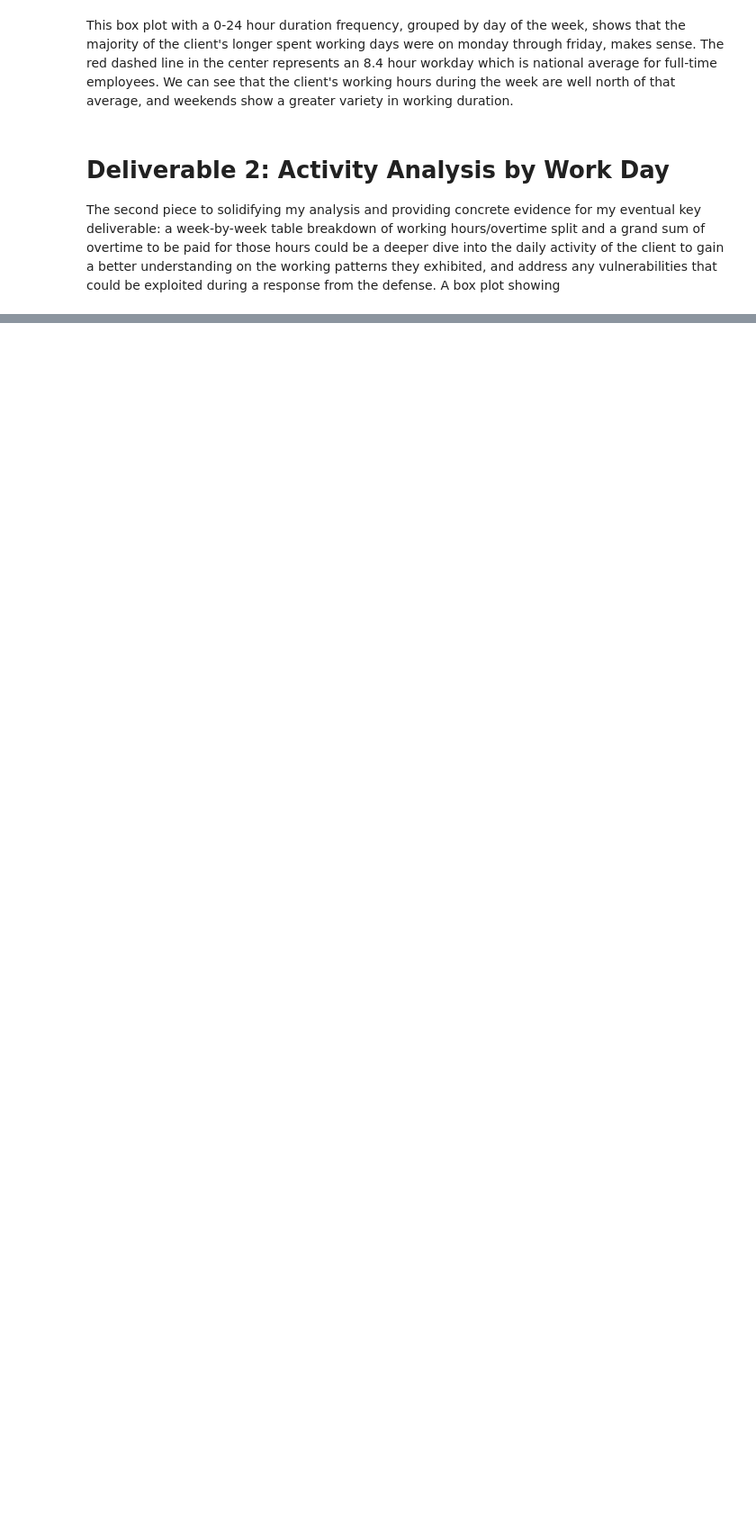
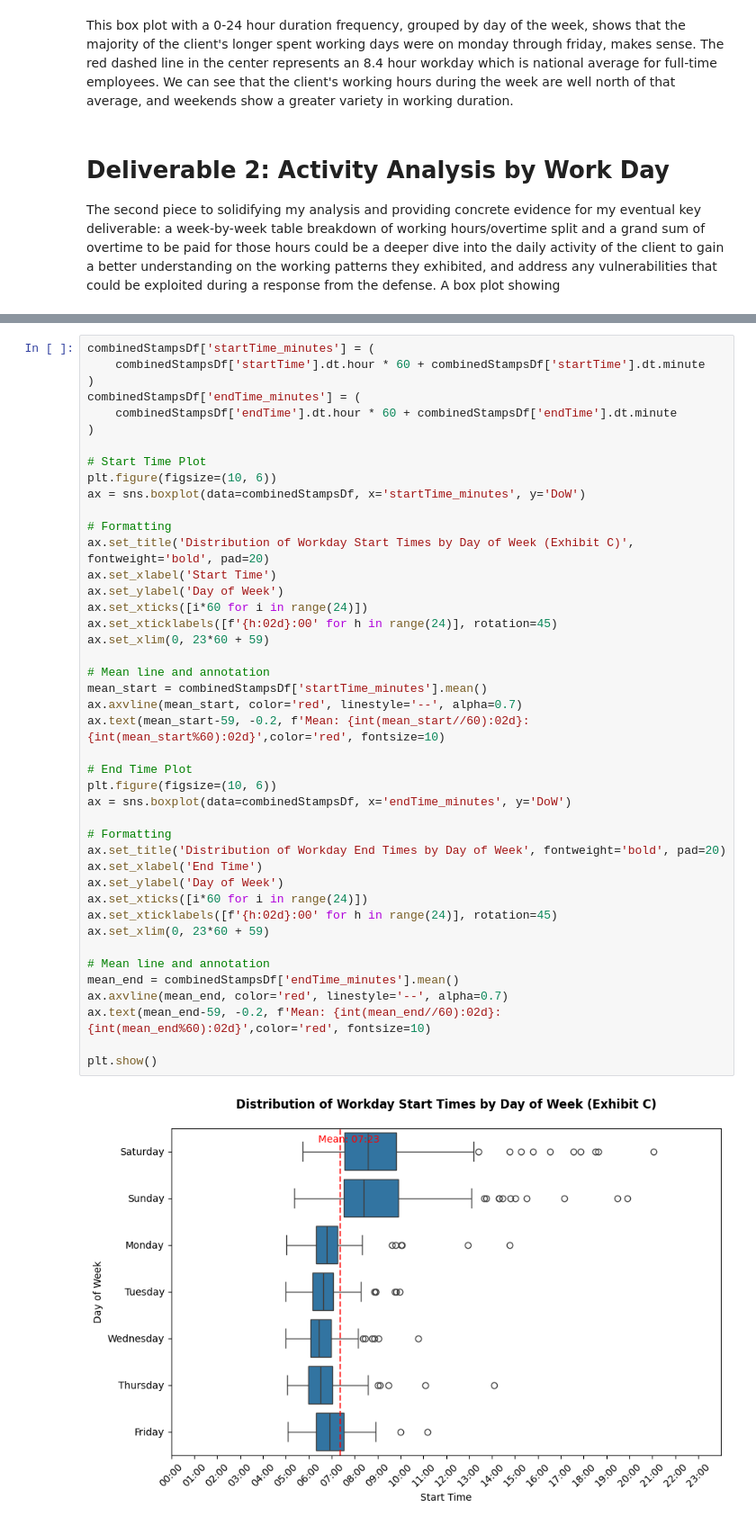
Before and after one commit to SB0912/Consulting-Portfolio, a Jupyter notebook: HvT.ipynb, the cells around one changed output, grey strips where cells are left out. Shown at 90% size. Drawn from its saved outputs; the diff is of its cells as text; blank space fills up the shorter version.

```diff
--- a/HvT.ipynb
+++ b/HvT.ipynb
@@ -332,0 +333,45 @@ plt.show()
+# %%
+combinedStampsDf['startTime_minutes'] = (
+    combinedStampsDf['startTime'].dt.hour * 60 + combinedStampsDf['startTime'].dt.minute
+)
+combinedStampsDf['endTime_minutes'] = (
+    combinedStampsDf['endTime'].dt.hour * 60 + combinedStampsDf['endTime'].dt.minute
+)
+
+# Start Time Plot
+plt.figure(figsize=(10, 6))
+ax = sns.boxplot(data=combinedStampsDf, x='startTime_minutes', y='DoW')
+
+# Formatting
+ax.set_title('Distribution of Workday Start Times by Day of Week (Exhibit C)', fontweight='bold', pad=20)
+ax.set_xlabel('Start Time')
+ax.set_ylabel('Day of Week')
+ax.set_xticks([i*60 for i in range(24)])
+ax.set_xticklabels([f'{h:02d}:00' for h in range(24)], rotation=45)
+ax.set_xlim(0, 23*60 + 59)
+
+# Mean line and annotation
+mean_start = combinedStampsDf['startTime_minutes'].mean()
+ax.axvline(mean_start, color='red', linestyle='--', alpha=0.7)
+ax.text(mean_start-59, -0.2, f'Mean: {int(mean_start//60):02d}:{int(mean_start%60):02d}',color='red', fontsize=10)
+
+# End Time Plot
+plt.figure(figsize=(10, 6))
+ax = sns.boxplot(data=combinedStampsDf, x='endTime_minutes', y='DoW')
+
+# Formatting
+ax.set_title('Distribution of Workday End Times by Day of Week', fontweight='bold', pad=20)
+ax.set_xlabel('End Time')
+ax.set_ylabel('Day of Week')
+ax.set_xticks([i*60 for i in range(24)])
+ax.set_xticklabels([f'{h:02d}:00' for h in range(24)], rotation=45)
+ax.set_xlim(0, 23*60 + 59)
+
+# Mean line and annotation
+mean_end = combinedStampsDf['endTime_minutes'].mean()
+ax.axvline(mean_end, color='red', linestyle='--', alpha=0.7)
+ax.text(mean_end-59, -0.2, f'Mean: {int(mean_end//60):02d}:{int(mean_end%60):02d}',color='red', fontsize=10)
+
+plt.show()
+# %% [output]
+[figure, added]
```
Also changed, not shown: parts of 7 cells of this notebook.
